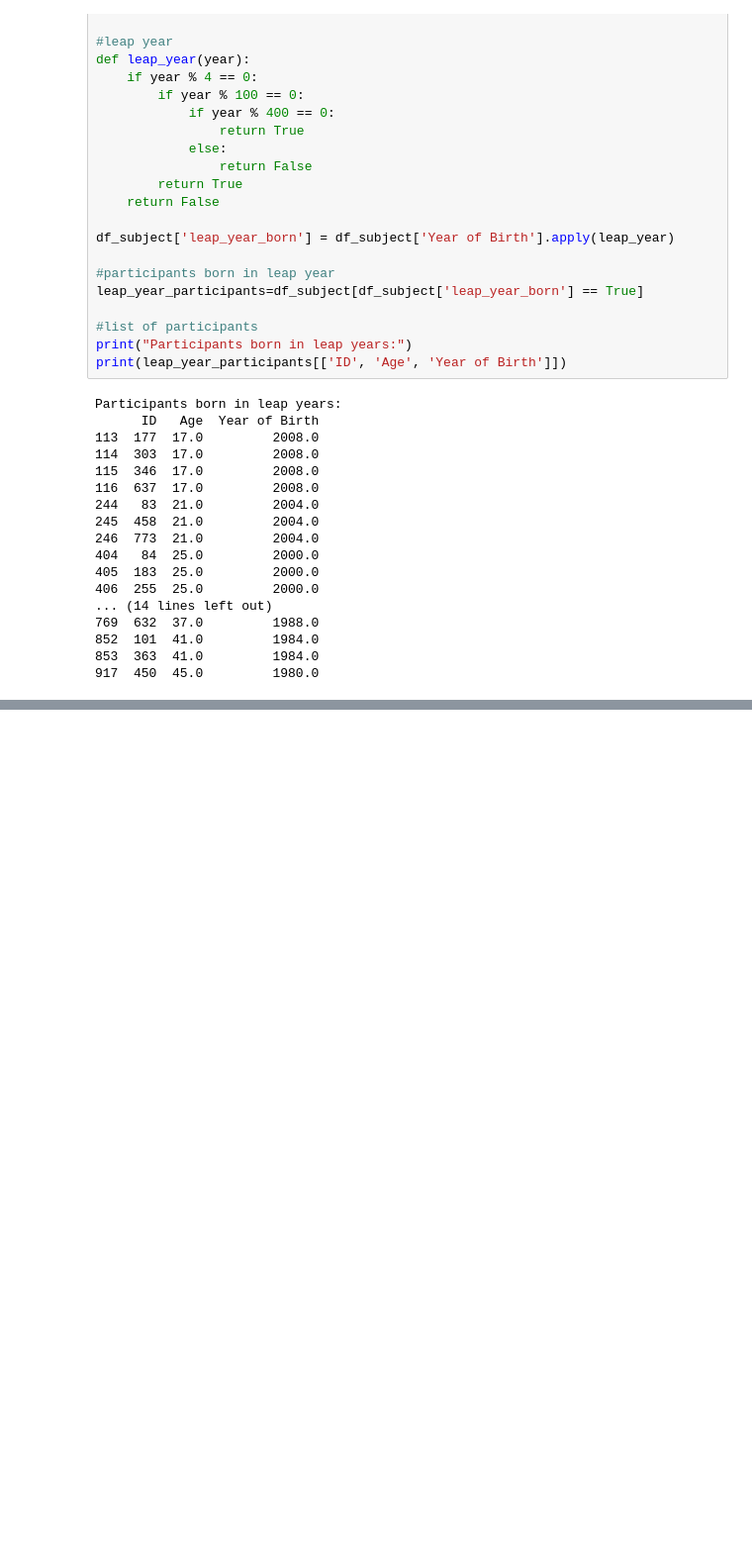
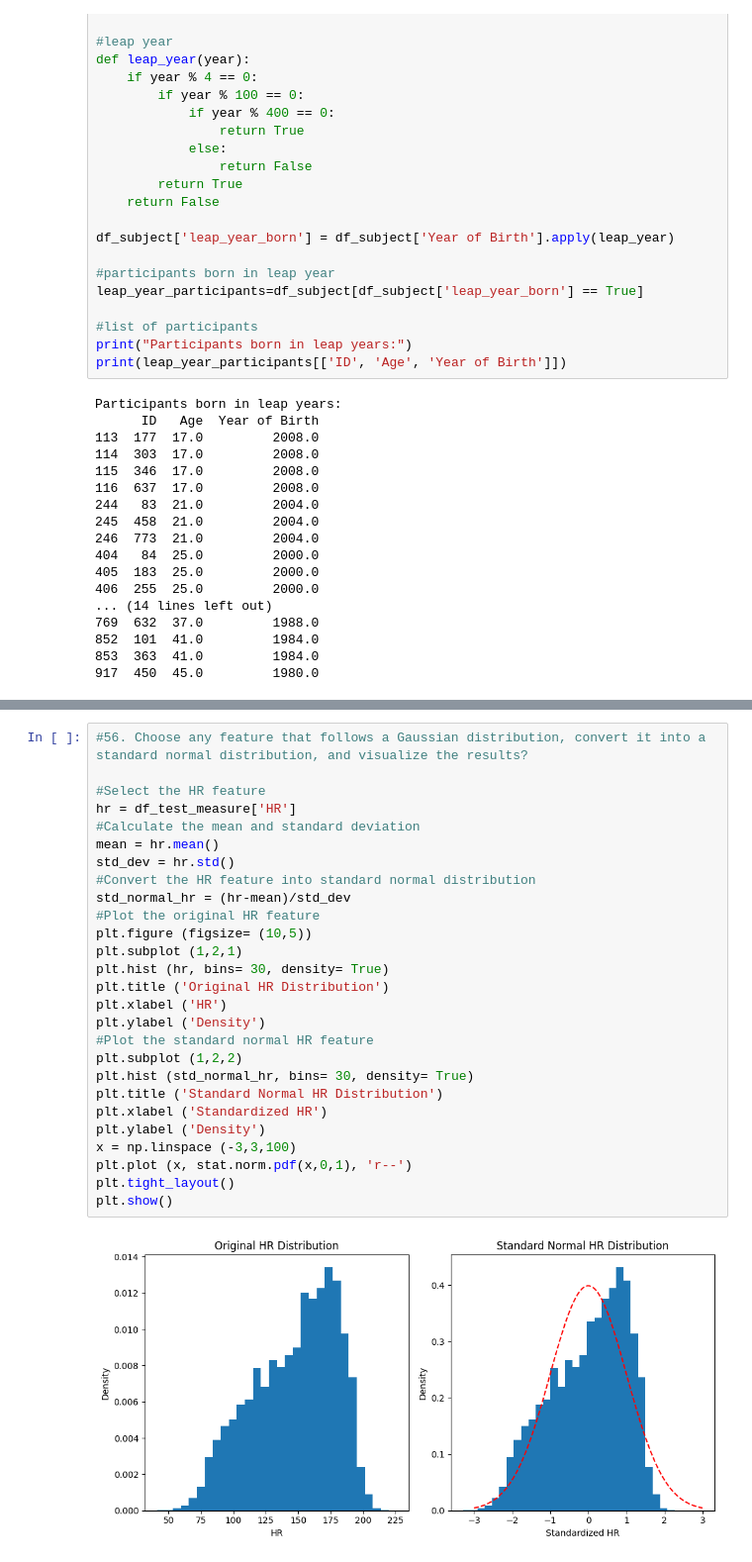
Before and after one commit to Chaithra-Git/Team7_LambdaLegends_PythonHackathon_APRIL25, a Jupyter notebook: Team7_LambdaLegends_Main80Questions.ipynb, the cells around one changed output, grey strips where cells are left out. Shown at 99% size. Drawn from its saved outputs; the diff is of its cells as text; blank space fills up the shorter version.

```diff
--- a/Team7_LambdaLegends_Main80Questions.ipynb
+++ b/Team7_LambdaLegends_Main80Questions.ipynb
@@ -1392,0 +1499,29 @@ plt.show()
+# %%
+#56. Choose any feature that follows a Gaussian distribution, convert it into a standard normal distribution, and visualize the results?
+
+#Select the HR feature
+hr = df_test_measure['HR']
+#Calculate the mean and standard deviation
+mean = hr.mean()
+std_dev = hr.std()
+#Convert the HR feature into standard normal distribution
+std_normal_hr = (hr-mean)/std_dev
+#Plot the original HR feature
+plt.figure (figsize= (10,5))
+plt.subplot (1,2,1)
+plt.hist (hr, bins= 30, density= True)
+plt.title ('Original HR Distribution')
+plt.xlabel ('HR')
+plt.ylabel ('Density')
+#Plot the standard normal HR feature
+plt.subplot (1,2,2)
+plt.hist (std_normal_hr, bins= 30, density= True)
+plt.title ('Standard Normal HR Distribution')
+plt.xlabel ('Standardized HR')
+plt.ylabel ('Density')
+x = np.linspace (-3,3,100)
+plt.plot (x, stat.norm.pdf(x,0,1), 'r--')
+plt.tight_layout()
+plt.show()
+# %% [output]
+[figure, added]
```
Also changed, not shown: parts of 39 cells of this notebook.
